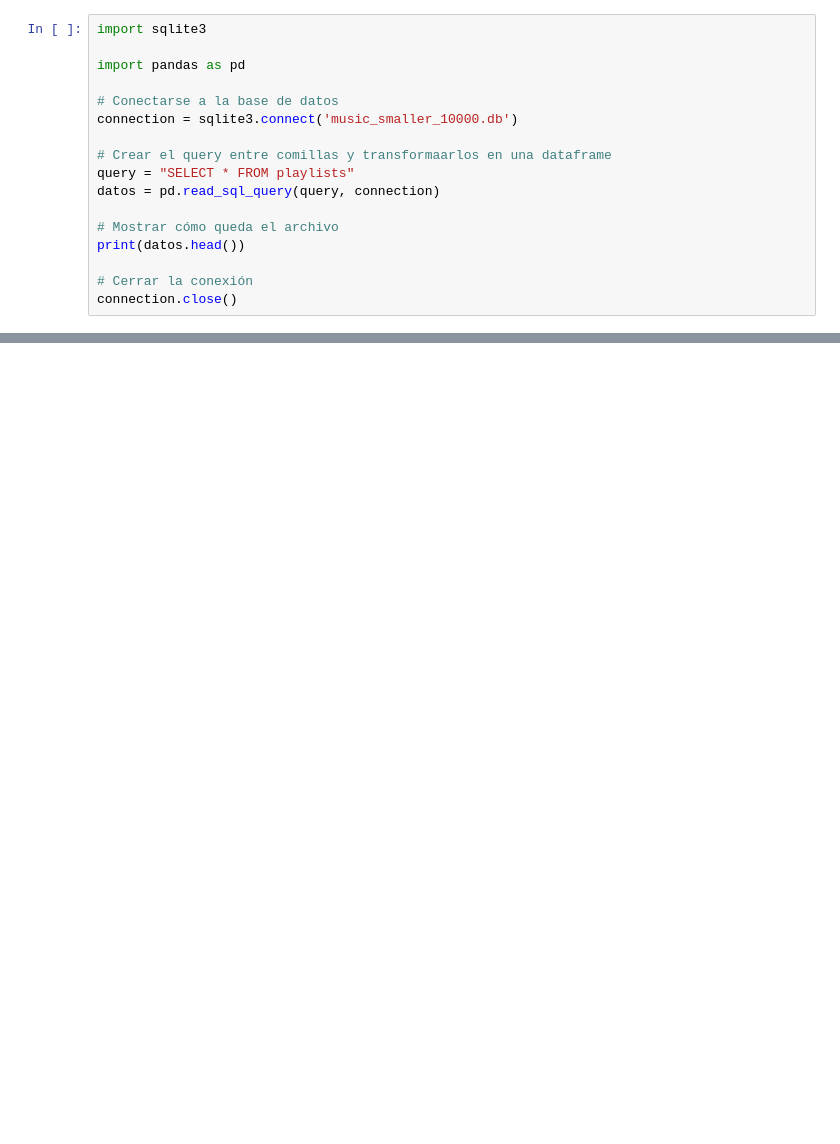
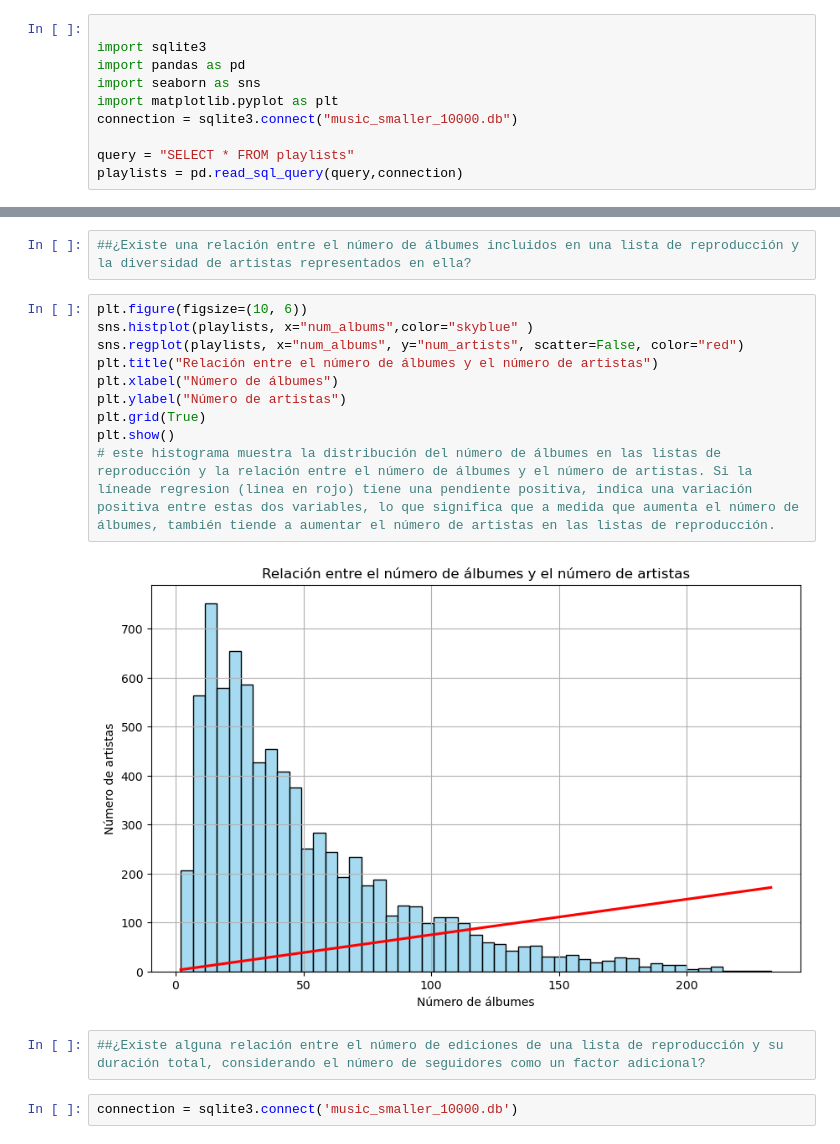
Before and after one commit to carlose-cortesg/ANTR-2029-ANTRCOMP, a Jupyter notebook: Semana7/EntregaBlanco/jb-02-entrega.ipynb, the cells around one changed output, grey strips where cells are left out. Drawn from its saved outputs; the diff is of its cells as text; blank space fills up the shorter version.

Commit message:
entrega 4

```diff
--- a/Semana7/EntregaBlanco/jb-02-entrega.ipynb
+++ b/Semana7/EntregaBlanco/jb-02-entrega.ipynb
@@ -1,17 +18,10 @@
 # %%
+
 import sqlite3
+import pandas as pd
+import seaborn as sns
+import matplotlib.pyplot as plt
+connection = sqlite3.connect("music_smaller_10000.db")
 
-import pandas as pd
-
-# Conectarse a la base de datos
-connection = sqlite3.connect('music_smaller_10000.db')
-
-# Crear el query entre comillas y transformaarlos en una dataframe
 query = "SELECT * FROM playlists"
-datos = pd.read_sql_query(query, connection)
-
-# Mostrar cómo queda el archivo
-print(datos.head())
-
-# Cerrar la conexión
-connection.close()
+playlists = pd.read_sql_query(query,connection)
@@ -33,0 +49,18 @@ import seaborn as sns
+# %%
+##¿Existe una relación entre el número de álbumes incluidos en una lista de reproducción y la diversidad de artistas representados en ella?
+# %%
+plt.figure(figsize=(10, 6))
+sns.histplot(playlists, x="num_albums",color="skyblue" )
+sns.regplot(playlists, x="num_albums", y="num_artists", scatter=False, color="red")
+plt.title("Relación entre el número de álbumes y el número de artistas")
+plt.xlabel("Número de álbumes")
+plt.ylabel("Número de artistas")
+plt.grid(True)
+plt.show()
+# este histograma muestra la distribución del número de álbumes en las listas de reproducción y la relación entre el número de álbumes y el número de artistas. Si la líneade regresion (linea en rojo) tiene una pendiente positiva, indica una variación positiva entre estas dos variables, lo que significa que a medida que aumenta el número de álbumes, también tiende a aumentar el número de artistas en las listas de reproducción.
+# %% [output]
+[figure, added]
+# %%
+##¿Existe alguna relación entre el número de ediciones de una lista de reproducción y su duración total, considerando el número de seguidores como un factor adicional?
+# %%
+connection = sqlite3.connect('music_smaller_10000.db')
```
Also changed, not shown: parts of 24 cells of this notebook.
